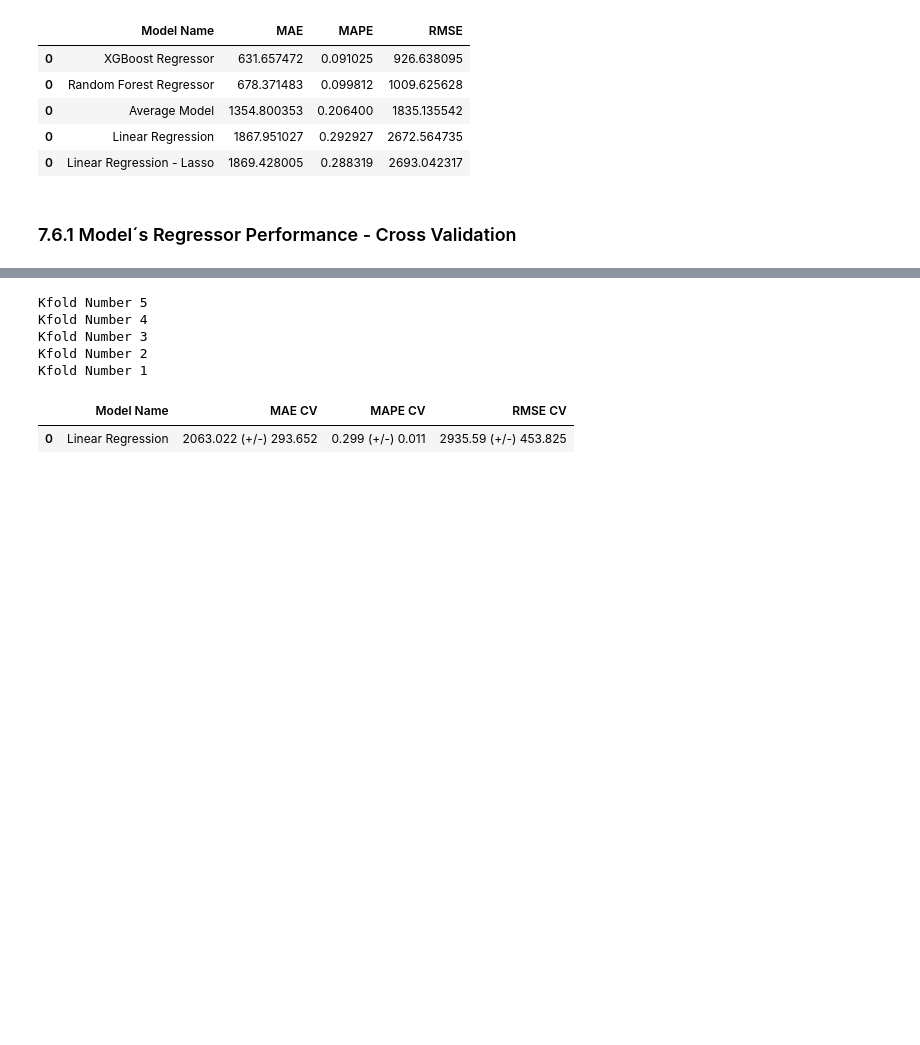
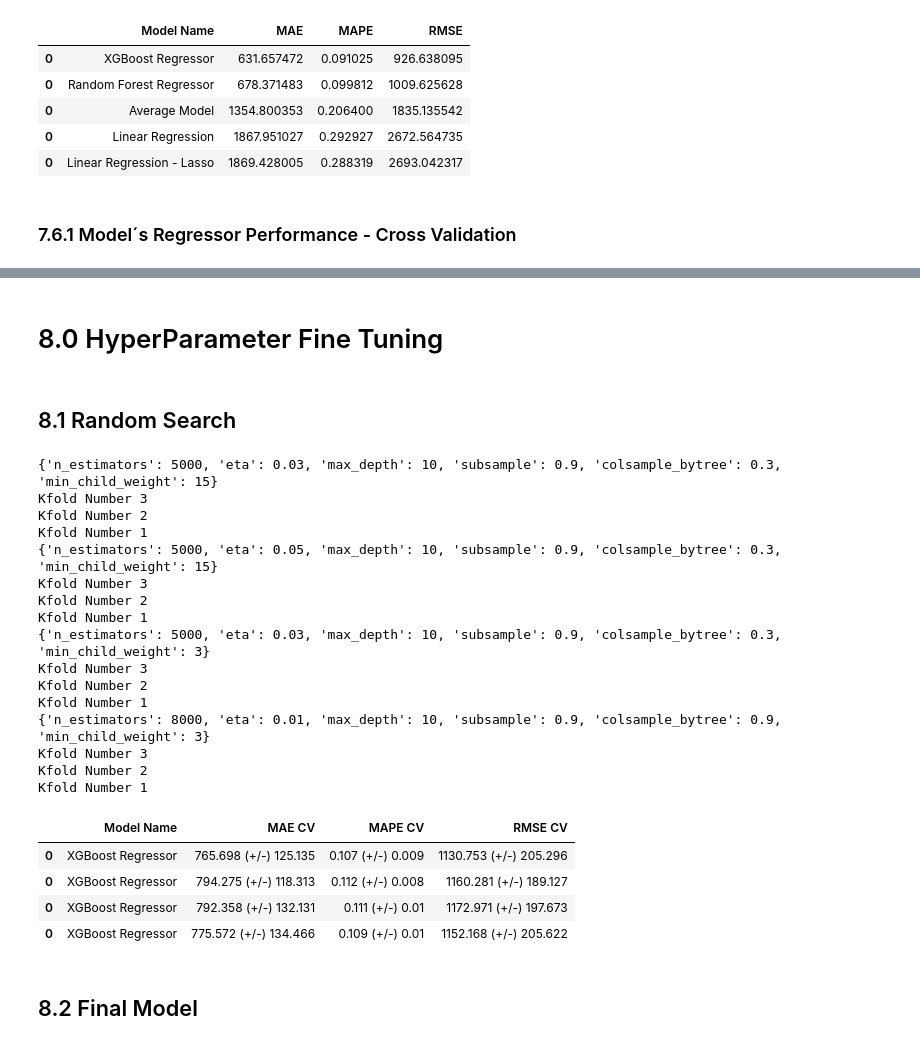
Before and after one commit to julianonicoletti/Ds_em_producao, a Jupyter notebook: ds_producao.ipynb, the cells around one changed output, grey strips where cells are left out. Drawn from its saved outputs; the diff is of its cells as text; code cells hidden in the pictures; blank space fills up the shorter version.

Commit message:
random search and bayesian search

```diff
--- a/ds_producao.ipynb
+++ b/ds_producao.ipynb
@@ -1060,15 +1071,7 @@ modelling_result.sort_values('RMSE CV')
 | 0 | Random Forest | 839.895 (+/-) 219.082 | 0.116 (+/-) 0.023 | 1260.491 (+/-) 320.75 |
 | 0 | Linear Regression | 2082.556 (+/-) 295.698 | 0.303 (+/-) 0.017 | 2953.409 (+/-) 467.925 |
 | 0 | Linear Regression - LASSO | 2088.304 (+/-) 325.215 | 0.296 (+/-) 0.013 | 2986.525 (+/-) 497.856 |
-# %%
-model = LinearRegression()
-a = cross_validation(x_training, 5, 'Linear Regression', model)
-a
-# %% [output]
-Kfold Number 5
-Kfold Number 4
-Kfold Number 3
-Kfold Number 2
-Kfold Number 1
-|  | Model Name | MAE CV | MAPE CV | RMSE CV |
-| 0 | Linear Regression | 2063.022 (+/-) 293.652 | 0.299 (+/-) 0.011 | 2935.59 (+/-) 453.825 |
+# %% [markdown]
+# 8.0 HyperParameter Fine Tuning
+# %% [markdown]
+## 8.1 Random Search
@@ -1074,0 +1082,54 @@ Kfold Number 1
+# %%
+param = {
+    'n_estimators': [5000, 8000],
+    'eta': [0.01, 0.03, 0.05],
+    'max_depth': [10],
+    'subsample': [0.9],
+    'colsample_bytree': [0.3, 0.5, 0.9],
+    'min_child_weight': [3, 8, 15],
+    }
+max_eval = 4
+# %%
+final_result = pd.DataFrame()
+for i in range( max_eval ):
+    # choose values for parameters randomly
+    hp = { k: random.sample( v, 1 )[0] for k, v in param.items() }
+    print( hp )
+    #model
+    model_xgb = xgb.XGBRegressor( objective='reg:squarederror',
+    n_estimators=hp['n_estimators'],
+    eta=hp['eta'],
+    max_depth=hp['max_depth'],
+    subsample=hp['subsample'],
+    colsample_bytee=hp['colsample_bytree'],
+    min_child_weight=hp['min_child_weight'] )
+
+
+    # performance
+    result = cross_validation(x_training, 3, 'XGBoost Regressor', model_xgb, verbose=False)
+    final_result = pd.concat([final_result, result])
+final_result
+# %% [output]
+{'n_estimators': 5000, 'eta': 0.03, 'max_depth': 10, 'subsample': 0.9, 'colsample_bytree': 0.3, 'min_child_weight': 15}
+Kfold Number 3
+Kfold Number 2
+Kfold Number 1
+{'n_estimators': 5000, 'eta': 0.05, 'max_depth': 10, 'subsample': 0.9, 'colsample_bytree': 0.3, 'min_child_weight': 15}
+Kfold Number 3
+Kfold Number 2
+Kfold Number 1
+{'n_estimators': 5000, 'eta': 0.03, 'max_depth': 10, 'subsample': 0.9, 'colsample_bytree': 0.3, 'min_child_weight': 3}
+Kfold Number 3
+Kfold Number 2
+Kfold Number 1
+{'n_estimators': 8000, 'eta': 0.01, 'max_depth': 10, 'subsample': 0.9, 'colsample_bytree': 0.9, 'min_child_weight': 3}
+Kfold Number 3
+Kfold Number 2
+Kfold Number 1
+|  | Model Name | MAE CV | MAPE CV | RMSE CV |
+| 0 | XGBoost Regressor | 765.698 (+/-) 125.135 | 0.107 (+/-) 0.009 | 1130.753 (+/-) 205.296 |
+| 0 | XGBoost Regressor | 794.275 (+/-) 118.313 | 0.112 (+/-) 0.008 | 1160.281 (+/-) 189.127 |
+| 0 | XGBoost Regressor | 792.358 (+/-) 132.131 | 0.111 (+/-) 0.01 | 1172.971 (+/-) 197.673 |
+| 0 | XGBoost Regressor | 775.572 (+/-) 134.466 | 0.109 (+/-) 0.01 | 1152.168 (+/-) 205.622 |
+# %% [markdown]
+## 8.2 Final Model
```
Also changed, not shown: parts of 27 cells of this notebook, 1 other file.
